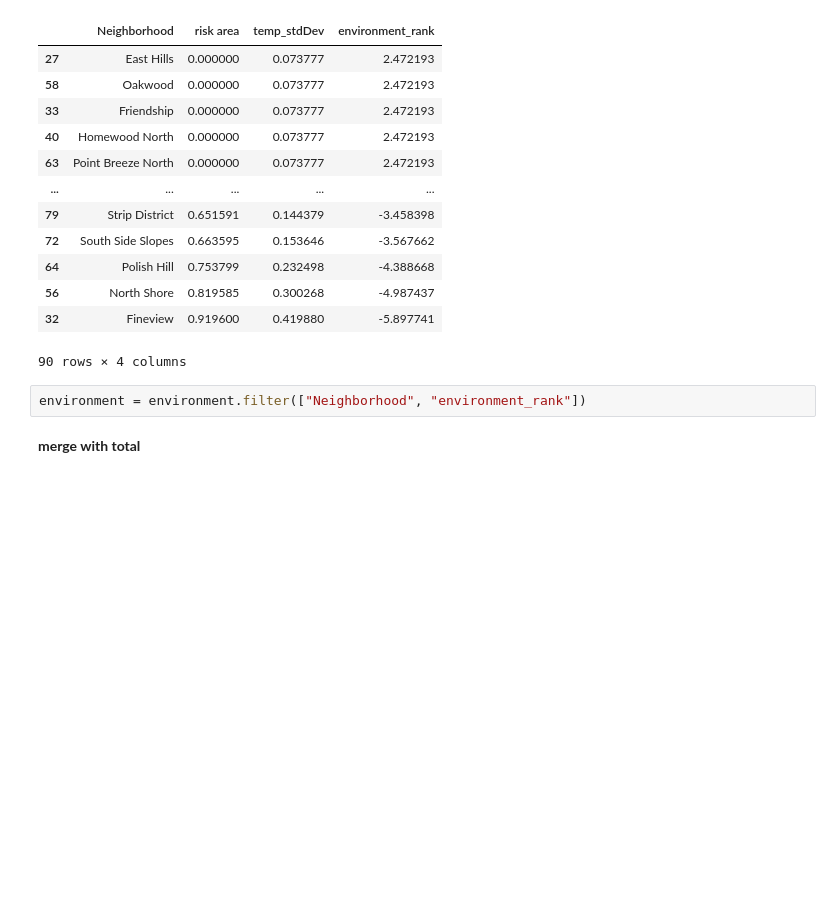
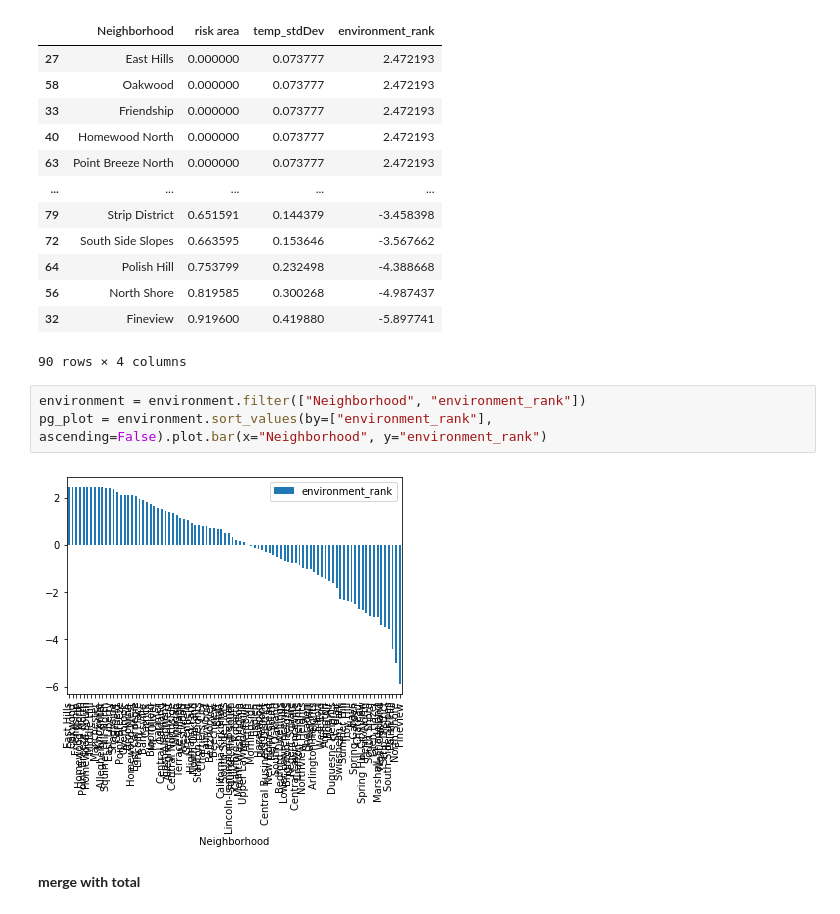
Before and after one commit to blm135/CMPINF0010-Final-Project, a Jupyter notebook: Final-Project.ipynb, the cells around one changed output. Cells and saved outputs as stored; diff of their text form; blank space fills up the shorter version.

```diff
--- a/Final-Project.ipynb
+++ b/Final-Project.ipynb
@@ -368,8 +344,11 @@ environment.sort_values(by=["environment_rank"], ascending=False)
 | 56 | North Shore | 0.819585 | 0.300268 | -4.987437 |
 | 32 | Fineview | 0.919600 | 0.419880 | -5.897741 |
 90 rows × 4 columns
-# %%
-environment = environment.filter(["Neighborhood", "environment_rank"])
+# %%
+environment = environment.filter(["Neighborhood", "environment_rank"])
+pg_plot = environment.sort_values(by=["environment_rank"], ascending=False).plot.bar(x="Neighborhood", y="environment_rank")
+# %% [output]
+[figure, added]
 # %% [markdown]
 **merge with total**
 # %%
```
Also changed, not shown: parts of 2 cells of this notebook.
